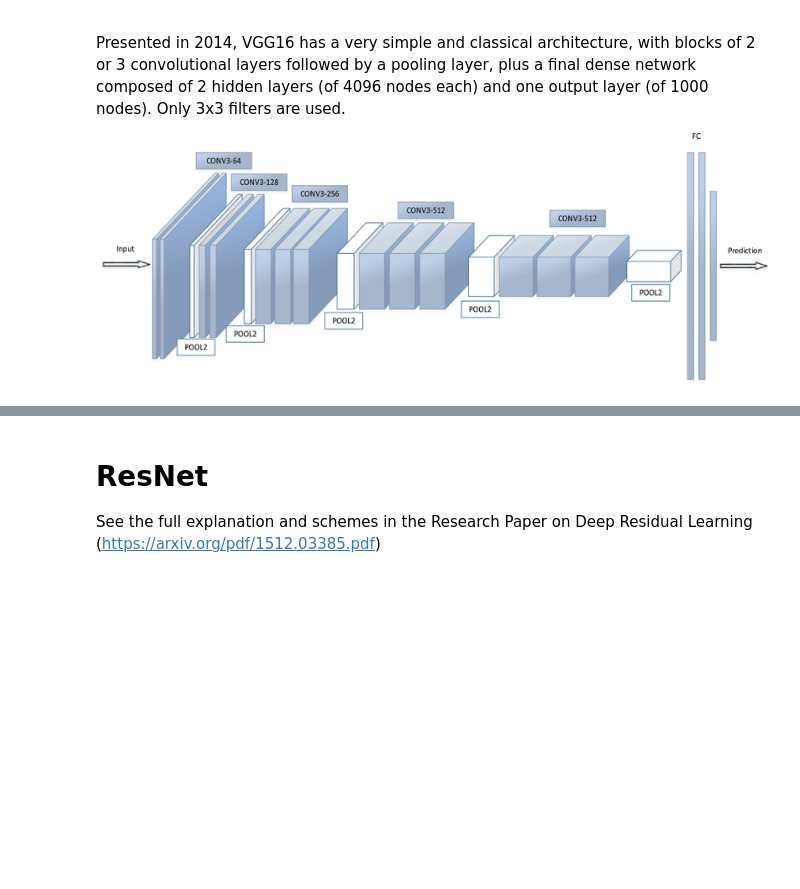
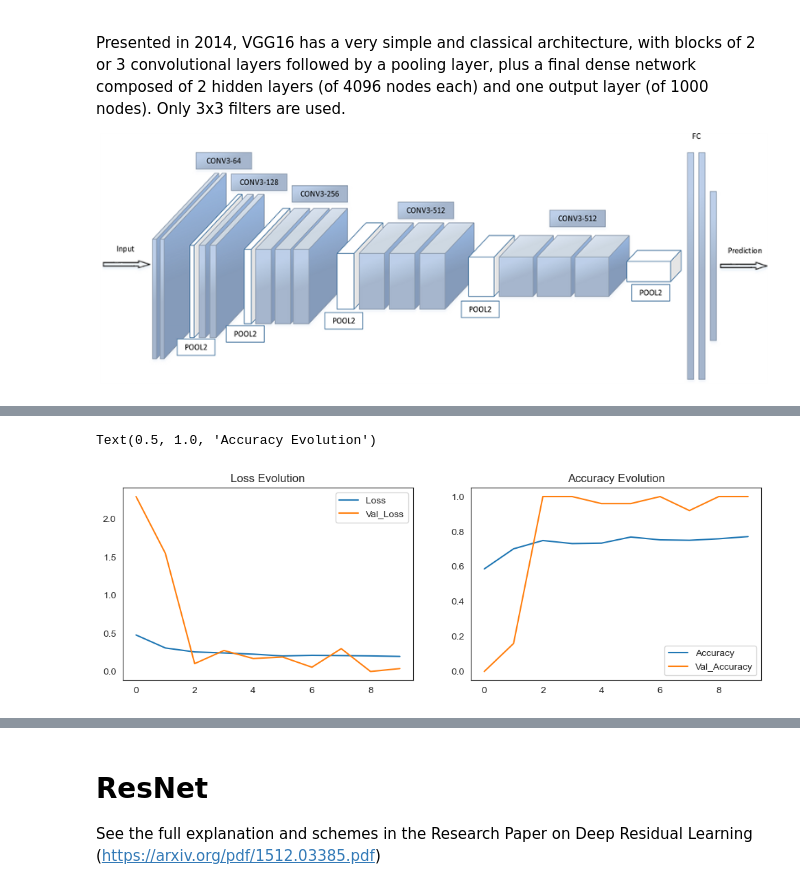
Before and after one commit to kfurtado2171/ML-Leukemia-Detection, a Jupyter notebook: leukemia-detection-model-comparison.ipynb, the cells around one changed output, grey strips where cells are left out. Cells and saved outputs as stored; diff of their text form; code cells hidden in the pictures; blank space fills up the shorter version.

```diff
--- a/leukemia-detection-model-comparison.ipynb
+++ b/leukemia-detection-model-comparison.ipynb
@@ -575,5 +608,5 @@ from keras.models import Sequential
 from keras.layers import GlobalAveragePooling2D
 from keras.applications import VGG16
 
-vgg16_base_model = VGG16(input_shape=(180,180,3),include_top=False,weights='imagenet')
+base_model_vgg16 = VGG16(input_shape=(180,180,3),include_top=False,weights='imagenet')
 # %%
@@ -581,6 +632,6 @@ vgg16_base_model.summary()
 # %%
-vgg16_model = Sequential([
-    vgg16_base_model,
+model_vgg16 = Sequential([
+    base_model_vgg16,
     GlobalAveragePooling2D(),
     Dense(512, activation="relu"),
     BatchNormalization(),
@@ -594,8 +645,8 @@ vgg16_model = Sequential([
     Dense(1,activation="sigmoid")
 ])
 
-model = Sequential()
-model.add(vgg16_model.layers[0])
+# model = Sequential()
+# model.add(model_vgg16.layers[0])
 # %%
 opt = tf.keras.optimizers.Adam(learning_rate=0.001)
 
@@ -605,4 +656,4 @@ METRICS = [
     tf.keras.metrics.Recall(name='recall')
 ]
 
-vgg16_model.compile(optimizer=opt,loss='binary_crossentropy',metrics=METRICS)
+model_vgg16.compile(optimizer=opt,loss='binary_crossentropy',metrics=METRICS)
@@ -609,5 +662,5 @@ vgg16_model.compile(optimizer=opt,loss='binary_crossentropy',metrics=METRICS)
 # %%
-r = vgg16_model.fit(train,
+r_vgg16 = model_vgg16.fit(train,
           epochs=10,
           validation_data=validation,
           class_weight=class_weight,
@@ -616,14 +690,17 @@ r = vgg16_model.fit(train,
 # %%
 plt.figure(figsize=(12, 8))
 
 plt.subplot(2, 2, 1)
-plt.plot(r.history['loss'], label='Loss')
-plt.plot(r.history['val_loss'], label='Val_Loss')
+plt.plot(r_vgg16.history['loss'], label='Loss')
+plt.plot(r_vgg16.history['val_loss'], label='Val_Loss')
 plt.legend()
 plt.title('Loss Evolution')
 
 plt.subplot(2, 2, 2)
-plt.plot(r.history['accuracy'], label='Accuracy')
-plt.plot(r.history['val_accuracy'], label='Val_Accuracy')
+plt.plot(r_vgg16.history['accuracy'], label='Accuracy')
+plt.plot(r_vgg16.history['val_accuracy'], label='Val_Accuracy')
 plt.legend()
 plt.title('Accuracy Evolution')
+# %% [output]
+Text(0.5, 1.0, 'Accuracy Evolution')
+[figure, added]
```
Also changed, not shown: parts of 47 cells of this notebook, 3 other files.
